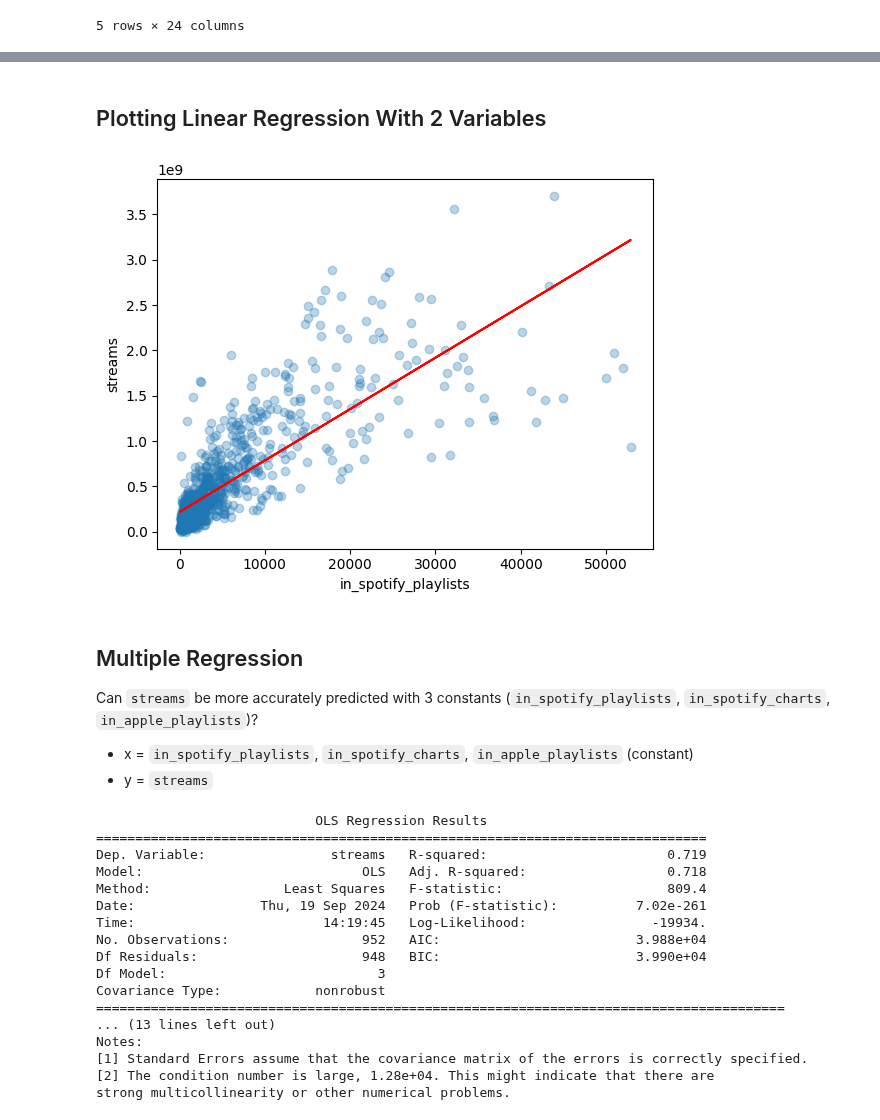
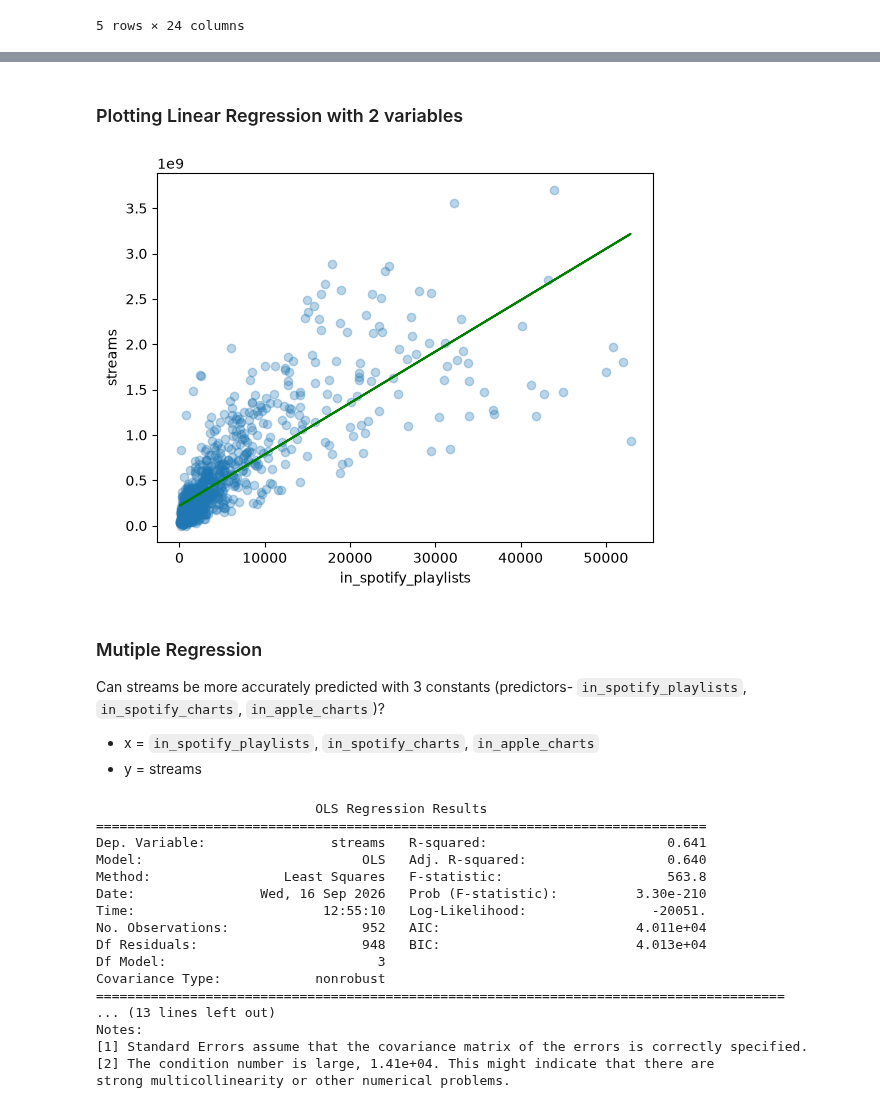
Before and after one commit to ChangeStrange007/CSCI-4047-800, a Jupyter notebook: Mod04 Regression/Code Examples/spotify_regression.ipynb, the cells around one changed output, grey strips where cells are left out. Drawn from its saved outputs; the diff is of its cells as text; code cells hidden in the pictures.

Commit message:
Update Spotify_regression code

````diff
--- a/Mod04 Regression/Code Examples/spotify_regression.ipynb
+++ b/Mod04 Regression/Code Examples/spotify_regression.ipynb
@@ -24,10 +24,12 @@ df.head()
 # %%
 x = df['in_spotify_playlists']
-y = df.streams
+y = df['streams']
+
 x = sm.add_constant(x)
 
 model = sm.OLS(y, x).fit()
-predictions = model.predict(x) # will be used later
+
+predictions = model.predict(x)
 print(model.summary())
 # %% [output]
                             OLS Regression Results
@@ -50,42 +63,44 @@ strong multicollinearity or other numerical problems.
 # %% [markdown]
-## Plotting Linear Regression With 2 Variables
+### Plotting Linear Regression with 2 variables
 # %%
 plt.scatter(x['in_spotify_playlists'], y, alpha=0.3)
-plt.xlabel('in_spotify_playlists')
-plt.ylabel('streams')
-plt.plot(x['in_spotify_playlists'], predictions, color='red')
+plt.xlabel("in_spotify_playlists")
+plt.ylabel("streams")
+plt.plot(x['in_spotify_playlists'], predictions, color='green')
 plt.show()
 # %% [output]
-[figure, old version]
+[figure, new version]
 # %% [markdown]
-## Multiple Regression
-Can ```streams``` be more accurately predicted with 3 constants (```in_spotify_playlists```, ```in_spotify_charts```, ```in_apple_playlists```)?
+### Mutiple Regression
+Can streams be more accurately predicted with 3 constants (predictors- `in_spotify_playlists`, `in_spotify_charts`, `in_apple_charts`)?
 
-* x = ```in_spotify_playlists```, ```in_spotify_charts```, ```in_apple_playlists``` (constant)
-* y = ```streams```
+- x = `in_spotify_playlists`, `in_spotify_charts`, `in_apple_charts`
+- y = streams
 # %%
-x = df[['in_spotify_playlists', 'in_spotify_charts', 'in_apple_playlists']]
-y = df.streams
+x = df[['in_spotify_playlists', 'in_spotify_charts', 'in_apple_charts']]
+y = df['streams']
+
 x = sm.add_constant(x)
 
 model = sm.OLS(y, x).fit()
-predictions = model.predict(x) # will be used later
+
+predictions = model.predict(x) # we will use this later
 print(model.summary())
 # %% [output]
                             OLS Regression Results
 ==============================================================================
-Dep. Variable:                streams   R-squared:                       0.719
-Model:                            OLS   Adj. R-squared:                  0.718
-Method:                 Least Squares   F-statistic:                     809.4
-Date:                Thu, 19 Sep 2024   Prob (F-statistic):          7.02e-261
-Time:                        14:19:45   Log-Likelihood:                -19934.
-No. Observations:                 952   AIC:                         3.988e+04
-Df Residuals:                     948   BIC:                         3.990e+04
+Dep. Variable:                streams   R-squared:                       0.641
+Model:                            OLS   Adj. R-squared:                  0.640
+Method:                 Least Squares   F-statistic:                     563.8
+Date:                Wed, 16 Sep 2026   Prob (F-statistic):          3.30e-210
+Time:                        12:55:10   Log-Likelihood:                -20051.
+No. Observations:                 952   AIC:                         4.011e+04
+Df Residuals:                     948   BIC:                         4.013e+04
 Df Model:                           3
 Covariance Type:            nonrobust
 ========================================================================================
 ... (13 lines left out)
 Notes:
 [1] Standard Errors assume that the covariance matrix of the errors is correctly specified.
-[2] The condition number is large, 1.28e+04. This might indicate that there are
+[2] The condition number is large, 1.41e+04. This might indicate that there are
 strong multicollinearity or other numerical problems.
````
Also changed, not shown: parts of 5 cells of this notebook.
